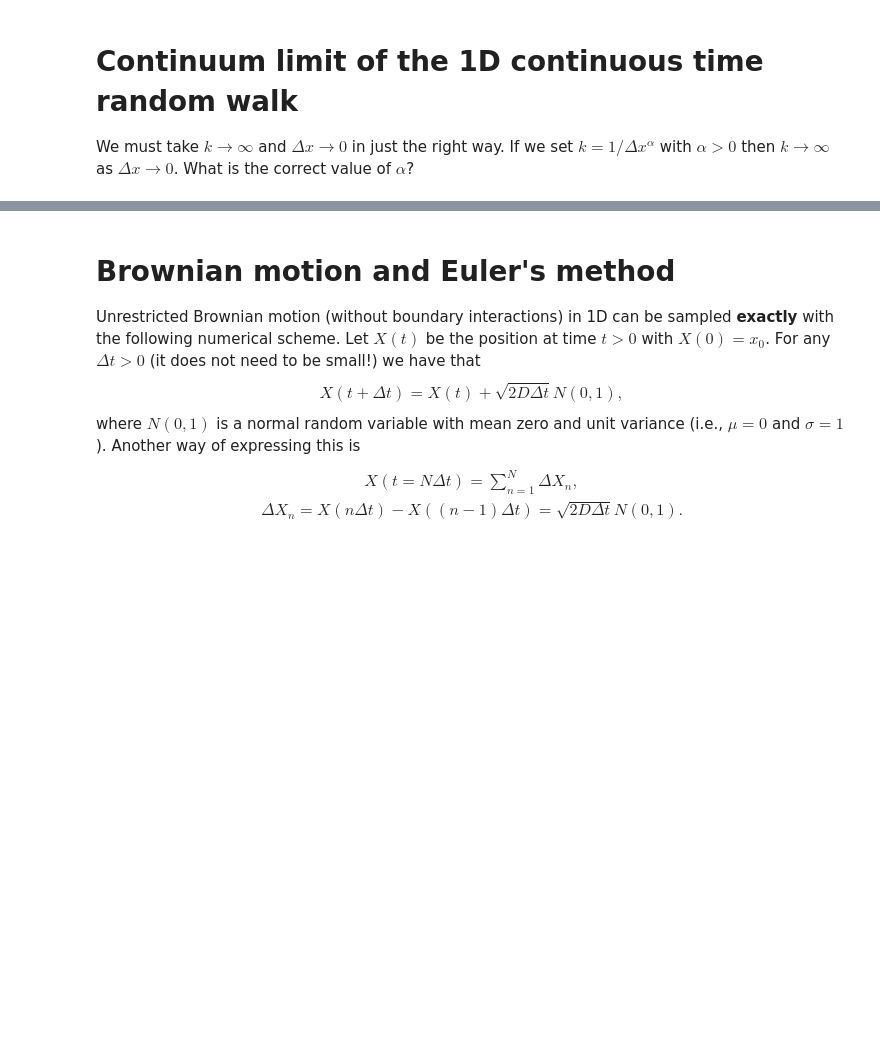
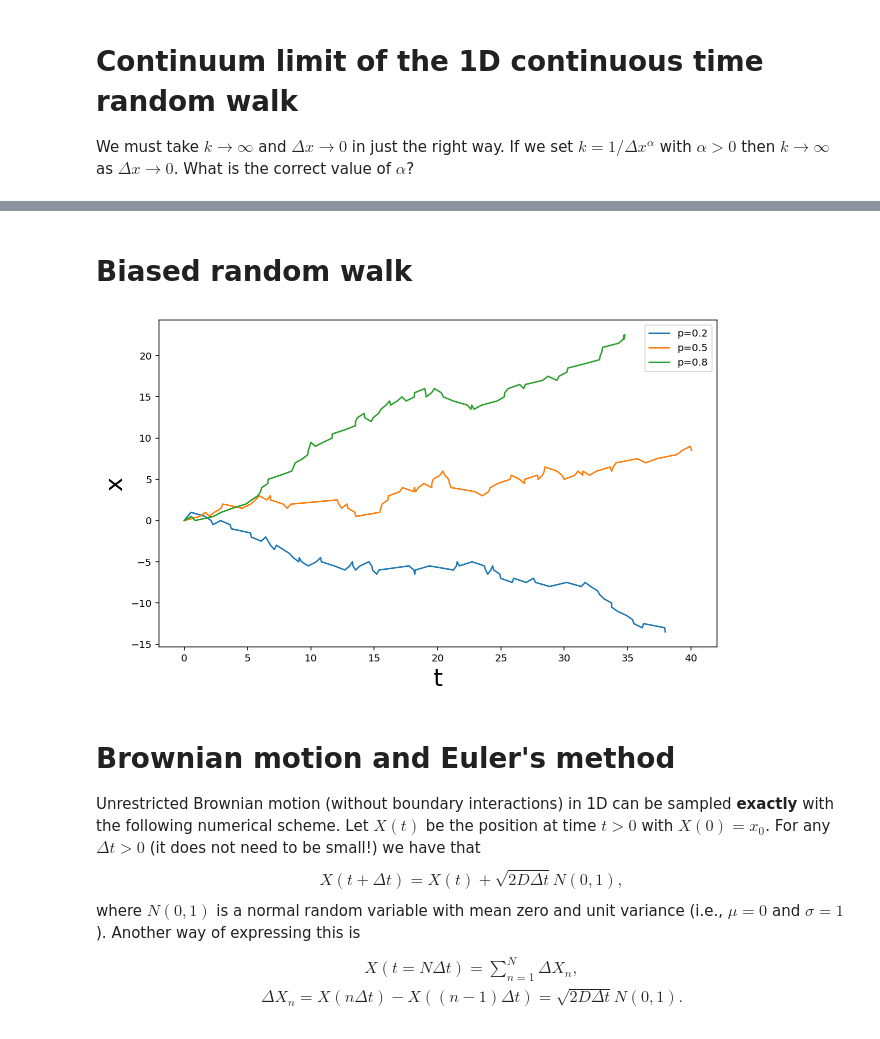
Before and after one commit to newby-jay/MATH371-Winter2020-JupyterNotebooks, a Jupyter notebook: Week 7.ipynb, the cells around one changed output, grey strips where cells are left out. Cells and saved outputs as stored; diff of their text form; code cells hidden in the pictures; blank space fills up the shorter version.

```diff
--- a/Week 7.ipynb
+++ b/Week 7.ipynb
@@ -257,3 +255,15 @@ ylabel('x', fontsize=24);
+# %% [markdown]
+# Biased random walk
+# %%
+figure(2, [10, 6])
+for p in [0.2, 0.5, 0.8]:
+    T, X = CTRW(dx=0.5, p=p, Tmax = 40)
+    plot(T, X, label='p={0}'.format(p))
+legend()
+xlabel('t', fontsize=24)
+ylabel('x', fontsize=24);
+# %% [output]
+[figure, added]
 # %% [markdown]
 # Brownian motion and Euler's method
 Unrestricted Brownian motion (without boundary interactions) in 1D can be sampled **exactly** with the following numerical scheme. Let $X(t)$ be the position at time $t>0$ with $X(0) = x_0$. For any $\Delta t > 0$ (it does not need to be small!) we have that
```
Also changed, not shown: parts of 2 cells of this notebook.
